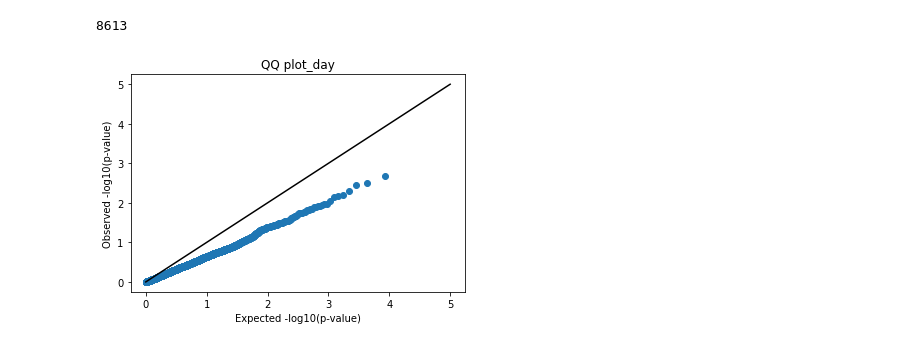
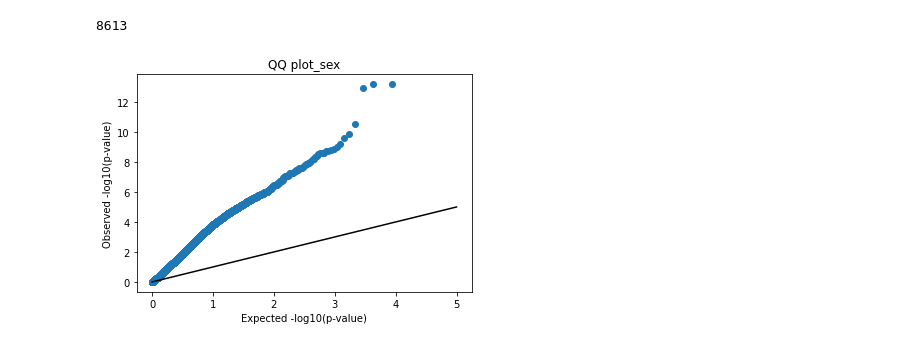
Before and after one commit to XiangningChen98/qbb2020-answers, a Jupyter notebook: HW7/HW7.ipynb, the cells around one changed output. Saved outputs shown, nothing was run; the diff lists cells and outputs as text; code cells hidden in the pictures.

```diff
--- a/HW7/HW7.ipynb
+++ b/HW7/HW7.ipynb
@@ -109,7 +128,7 @@ plt.show()
 # %%
-fdr_result=statsmodels.stats.multitest.fdrcorrection(pvalue_sex, alpha=0.1, method='indep', is_sorted=False)
-FPKM_df['sex_cor_p']=fdr_result[1]
-diff_gene_sex=FPKM_df[FPKM_df['sex_cor_p']<0.05]
-diff_gene_sex
+fdr_result=statsmodels.stats.multitest.fdrcorrection(pvalue_stage, alpha=0.1, method='indep', is_sorted=False)
+FPKM_df['stage_cor_p']=fdr_result[1]
+diff_gene_stage=FPKM_df[FPKM_df['stage_cor_p']<0.05]
+diff_gene_stage
 # %% [output]
 |  | t_name | gene_name | male_10 | male_11 | male_12 | male_13 | male_14A | male_14B | male_14C | male_14D | ... |
@@ -121,34 +149,40 @@ diff_gene_sex.to_csv ("differentially_expressed_genes_sex.csv", index = False, h
 # %% [markdown]
 ## with day and sex
 # %%
-pvalue_day=[]
+pvalue_sex=[]
+beta_sex=[]
+beta_stage=[]
+
 for gene in list(gene_FPKM_df.head())[:-2]:
-    try:
-        mod = smf.ols(formula=str(gene)+' ~ sex+day+1', data=gene_FPKM_df)
-        result = mod.fit()
-        pvalue_day.append(result.pvalues[1])
-    except:
-        pvalue_day.append('Nan')
-len(pvalue_day)
+
+    mod = smf.ols(formula=str(gene)+' ~1+sex+stage', data=gene_FPKM_df)
+    result = mod.fit()
+    pvalue_sex.append(result.pvalues[2])
+    beta_sex.append(result.params[1])
+    beta_stage.append(result.params[2])
+
+len(pvalue_sex)
 # %% [output]
 8613
-# %%
-FPKM_df['day_p']=pvalue_day
-FPKM_df['day_logP']=-np.log10(FPKM_df['day_p'])
+# %%
+FPKM_df['sex_p']=pvalue_sex
+FPKM_df['sex_logP']=-np.log10(FPKM_df['sex_p'])
+FPKM_df['sex_beta']=beta_sex
+FPKM_df['stage_beta']=beta_stage
 # %%
 ##QQ plot
-FPKM_sorted = FPKM_df.sort_values(by = 'day_p')
+FPKM_sorted = FPKM_df.sort_values(by = 'sex_p')
 FPKM_sorted['uniform_points'] = range(0, len(FPKM_sorted))
 FPKM_sorted['uniform_pval'] = (FPKM_sorted['uniform_points'] + 1) / len(FPKM_sorted)
 FPKM_sorted['uniform_logP'] = -1 * np.log10(FPKM_sorted['uniform_pval'])
 fig, ax = plt.subplots()
-ax.scatter(FPKM_sorted["uniform_logP"], FPKM_sorted["day_logP"])
+ax.scatter(FPKM_sorted["uniform_logP"], FPKM_sorted["sex_logP"])
 ax.plot([5,0], [5, 0], color = "black")
 plt.xlabel("Expected -log10(p-value)")
 plt.ylabel("Observed -log10(p-value)")
-plt.title("QQ plot_day")
-plt.savefig("QQ_plot_day.png")
+plt.title("QQ plot_sex")
+plt.savefig("QQ_plot_sex.png")
 plt.show()
 # %% [output]
-[figure, old version]
+[figure, new version]
 # %%
```
Also changed, not shown: parts of 23 cells of this notebook, 5 other files.
